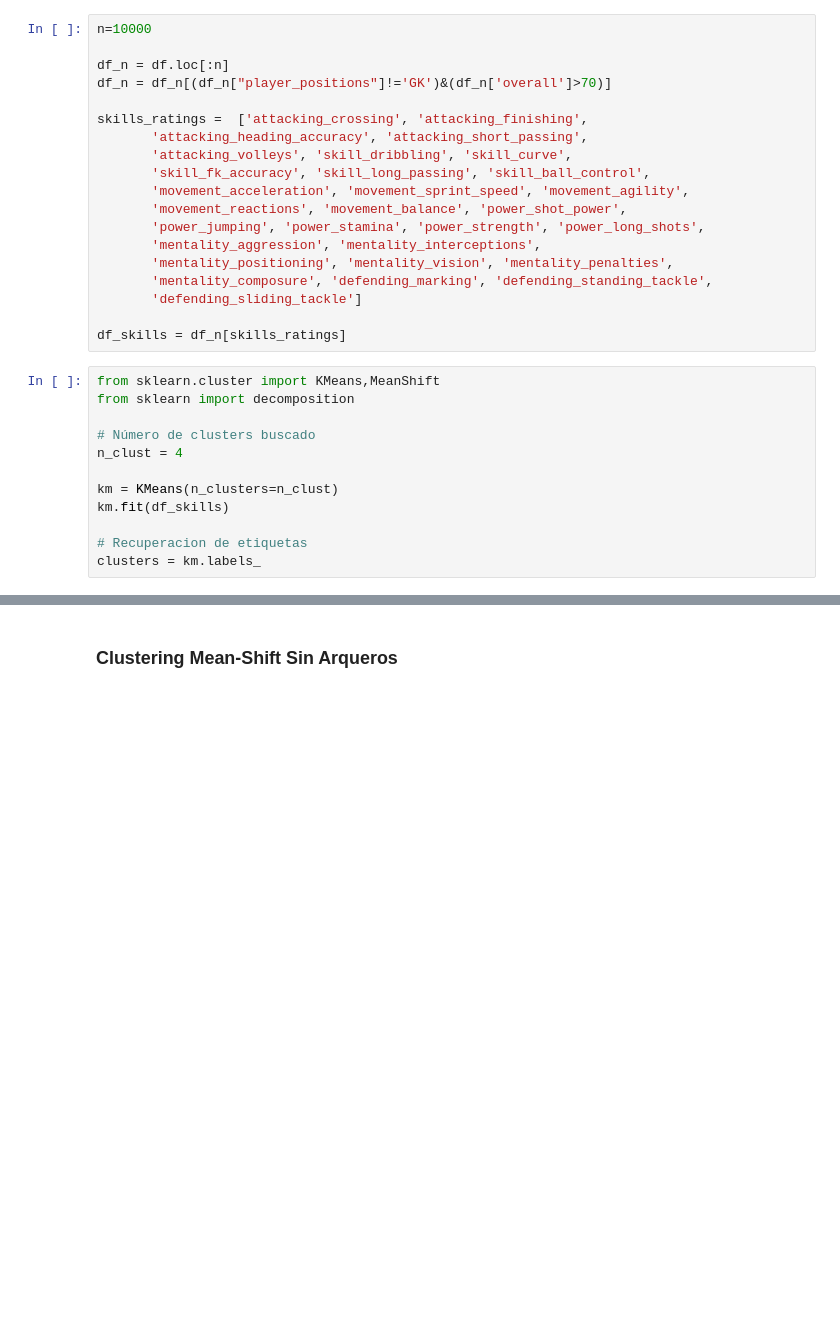
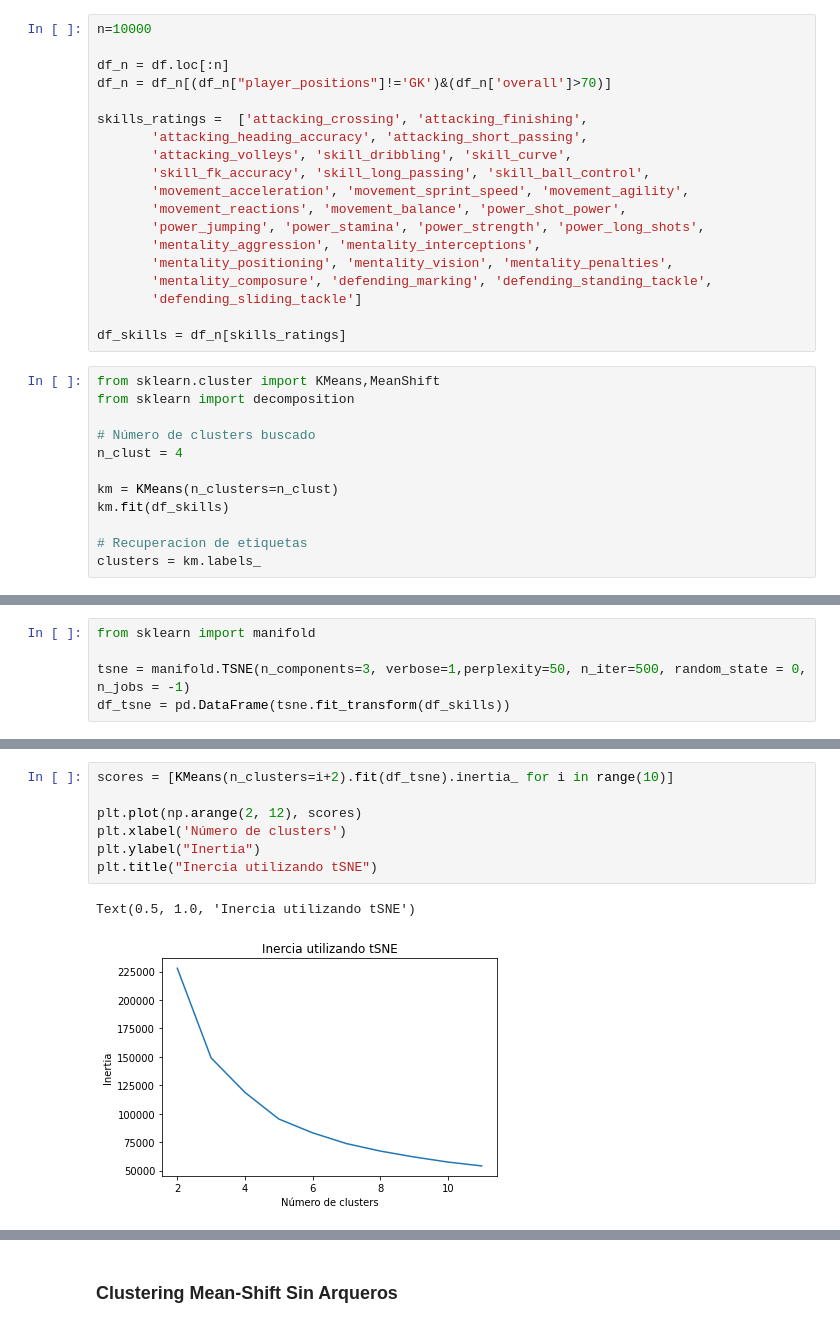
Before and after one commit to sanmope/PracticaDiplo, a Jupyter notebook: AprendizajeNoSupervisado/Practico/NO_SUP_Practico1.ipynb, the cells around one changed output, grey strips where cells are left out. Saved outputs shown, nothing was run; the diff lists cells and outputs as text; blank space fills up the shorter version.

```diff
--- a/AprendizajeNoSupervisado/Practico/NO_SUP_Practico1.ipynb
+++ b/AprendizajeNoSupervisado/Practico/NO_SUP_Practico1.ipynb
@@ -586,0 +622,5 @@ iplot(fig)
+# %%
+from sklearn import manifold
+
+tsne = manifold.TSNE(n_components=3, verbose=1,perplexity=50, n_iter=500, random_state = 0, n_jobs = -1)
+df_tsne = pd.DataFrame(tsne.fit_transform(df_skills))
@@ -586,0 +639,10 @@ iplot(fig)
+# %%
+scores = [KMeans(n_clusters=i+2).fit(df_tsne).inertia_ for i in range(10)]
+
+plt.plot(np.arange(2, 12), scores)
+plt.xlabel('Número de clusters')
+plt.ylabel("Inertia")
+plt.title("Inercia utilizando tSNE")
+# %% [output]
+Text(0.5, 1.0, 'Inercia utilizando tSNE')
+[figure, added]
```
Also changed, not shown: parts of 12 cells of this notebook.
